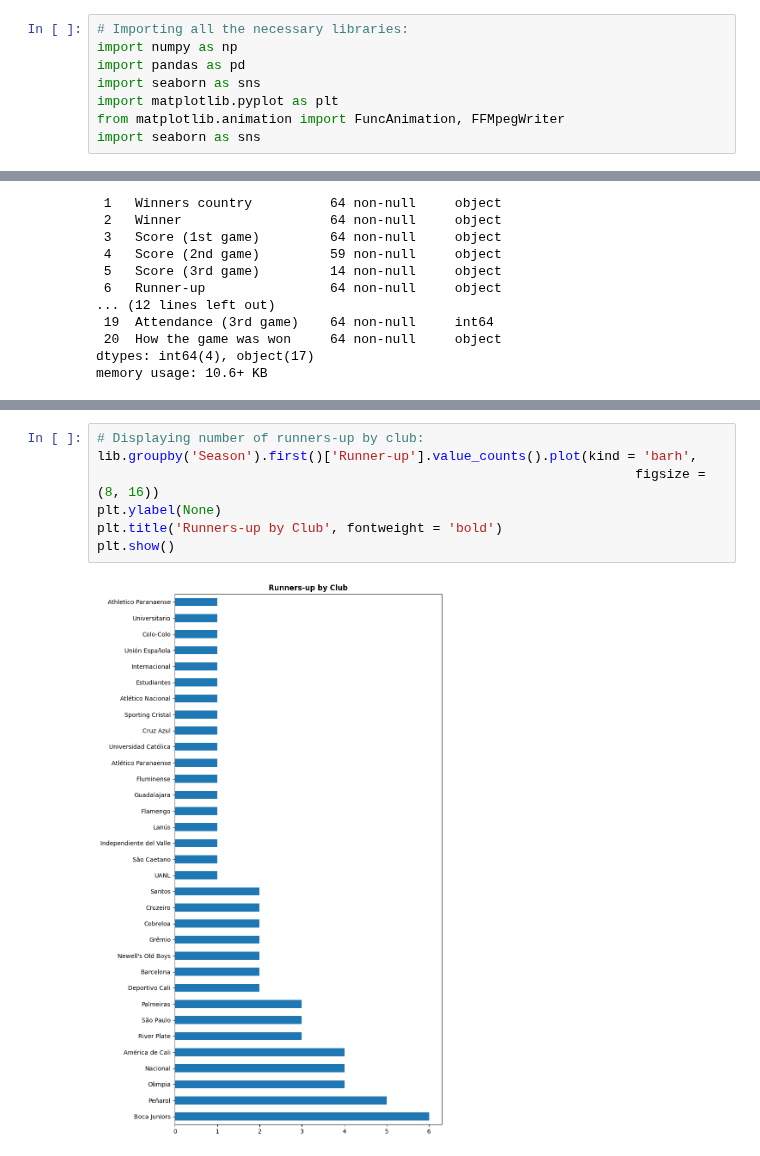
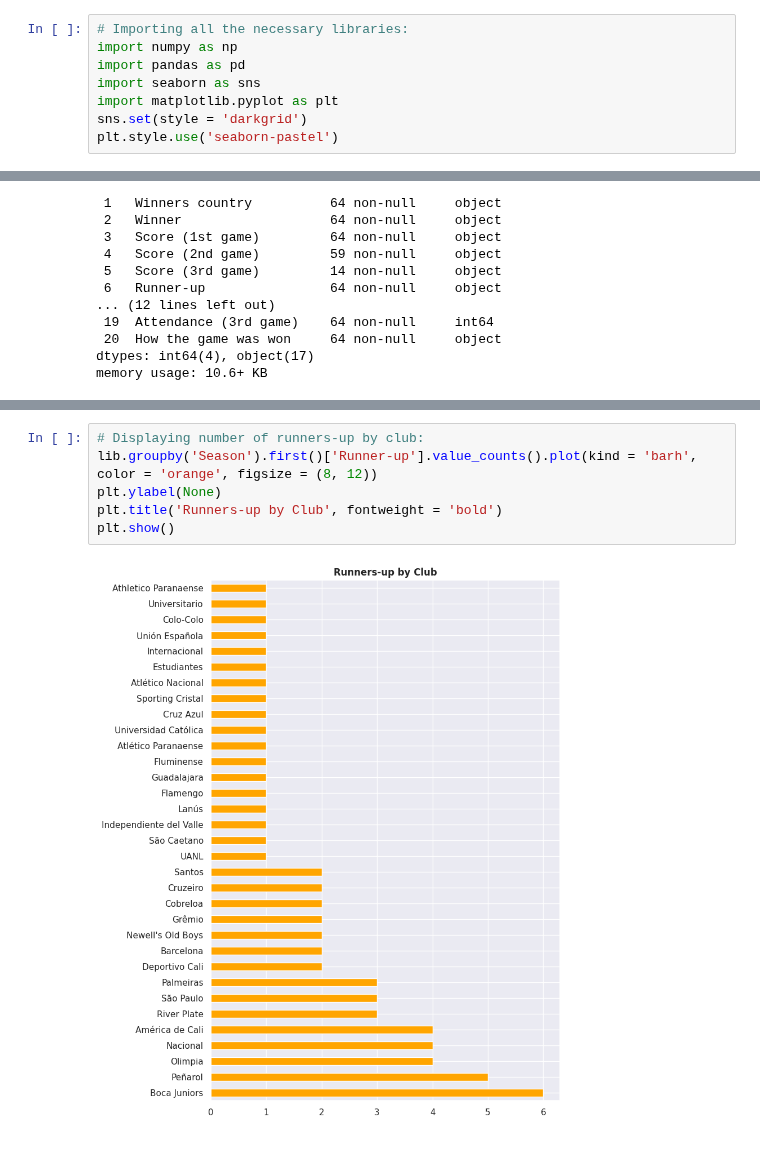
Before and after one commit to guilhermelaviola/SoccerCompetitionsStudy, a Jupyter notebook: CopaLibertadoresStudy.ipynb, the cells around one changed output, grey strips where cells are left out. Drawn from its saved outputs; the diff is of its cells as text.

```diff
--- a/CopaLibertadoresStudy.ipynb
+++ b/CopaLibertadoresStudy.ipynb
@@ -6,8 +6,8 @@ import numpy as np
 import pandas as pd
 import seaborn as sns
 import matplotlib.pyplot as plt
-from matplotlib.animation import FuncAnimation, FFMpegWriter
-import seaborn as sns
+sns.set(style = 'darkgrid')
+plt.style.use('seaborn-pastel')
 # %%
 # Importing the dataset:
 conmebol_competitions = pd.ExcelFile('CONMEBOL Competitions finals.xlsx')
@@ -61,11 +60,10 @@ plt.show()
 # %%
 # Displaying number of runners-up by club:
-lib.groupby('Season').first()['Runner-up'].value_counts().plot(kind = 'barh',
-                                                                     figsize = (8, 16))
+lib.groupby('Season').first()['Runner-up'].value_counts().plot(kind = 'barh', color = 'orange', figsize = (8, 12))
 plt.ylabel(None)
 plt.title('Runners-up by Club', fontweight = 'bold')
 plt.show()
 # %% [output]
-[figure, old version]
+[figure, new version]
 # %%
 # Displaying number of titles by country:
```
Also changed, not shown: parts of 6 cells of this notebook.
